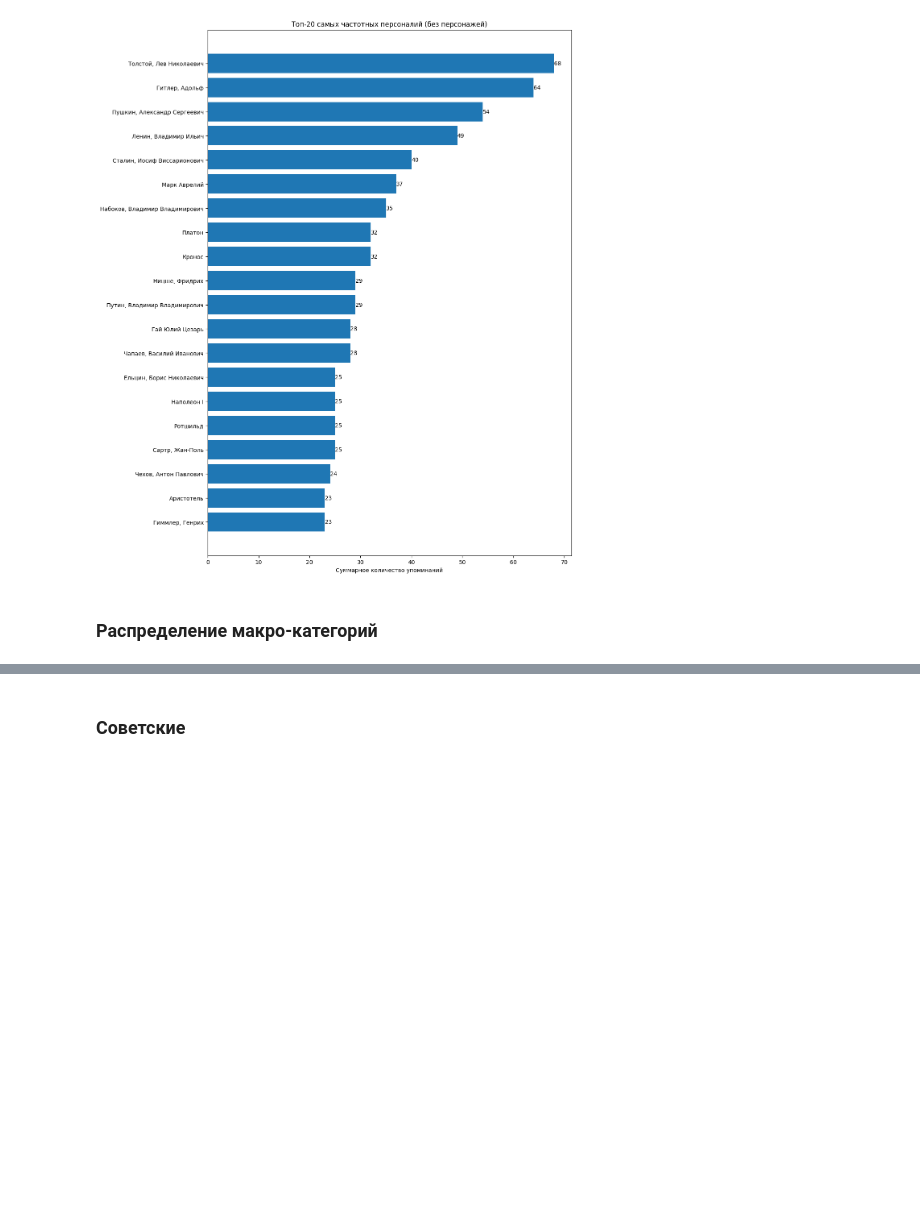
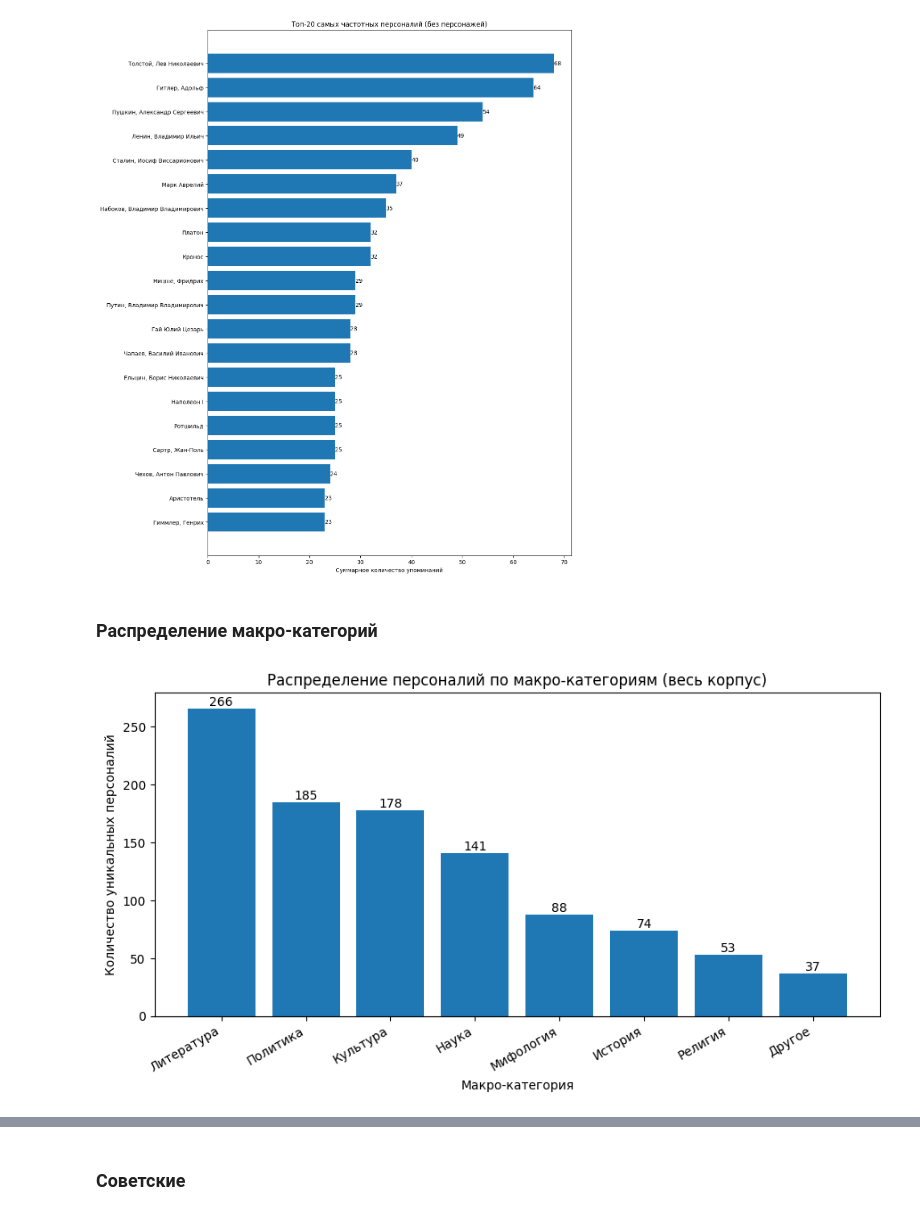
Before and after one commit to rybalkoiv/Pelevin_NER, a Jupyter notebook: analize.ipynb, the cells around one changed output, grey strips where cells are left out. Saved outputs shown, nothing was run; the diff lists cells and outputs as text; code cells hidden in the pictures; blank space fills up the shorter version.

```diff
--- a/analize.ipynb
+++ b/analize.ipynb
@@ -700,3 +743,33 @@ def get_super_categories(activities):
 
 
 df["super_categories"] = df["activities"].apply(get_super_categories)
+# %%
+df_exp_all = df.explode("super_categories").dropna(subset=["super_categories"])
+
+cat_counts = (
+    df_exp_all
+    .drop_duplicates(subset=["entity", "super_categories"])
+    .groupby("super_categories")
+    .size()
+    .sort_values(ascending=False)
+)
+
+plt.figure(figsize=(9, 5))
+bars = plt.bar(cat_counts.index, cat_counts.values)
+
+for bar in bars:
+    plt.text(
+        bar.get_x() + bar.get_width() / 2,
+        bar.get_height(),
+        str(int(bar.get_height())),
+        ha="center", va="bottom",
+    )
+
+plt.xlabel("Макро-категория")
+plt.ylabel("Количество уникальных персоналий")
+plt.title("Распределение персоналий по макро-категориям (весь корпус)")
+plt.xticks(rotation=30, ha="right")
+plt.tight_layout()
+plt.show()
+# %% [output]
+[figure, added]
```
Also changed, not shown: parts of 53 cells of this notebook.
